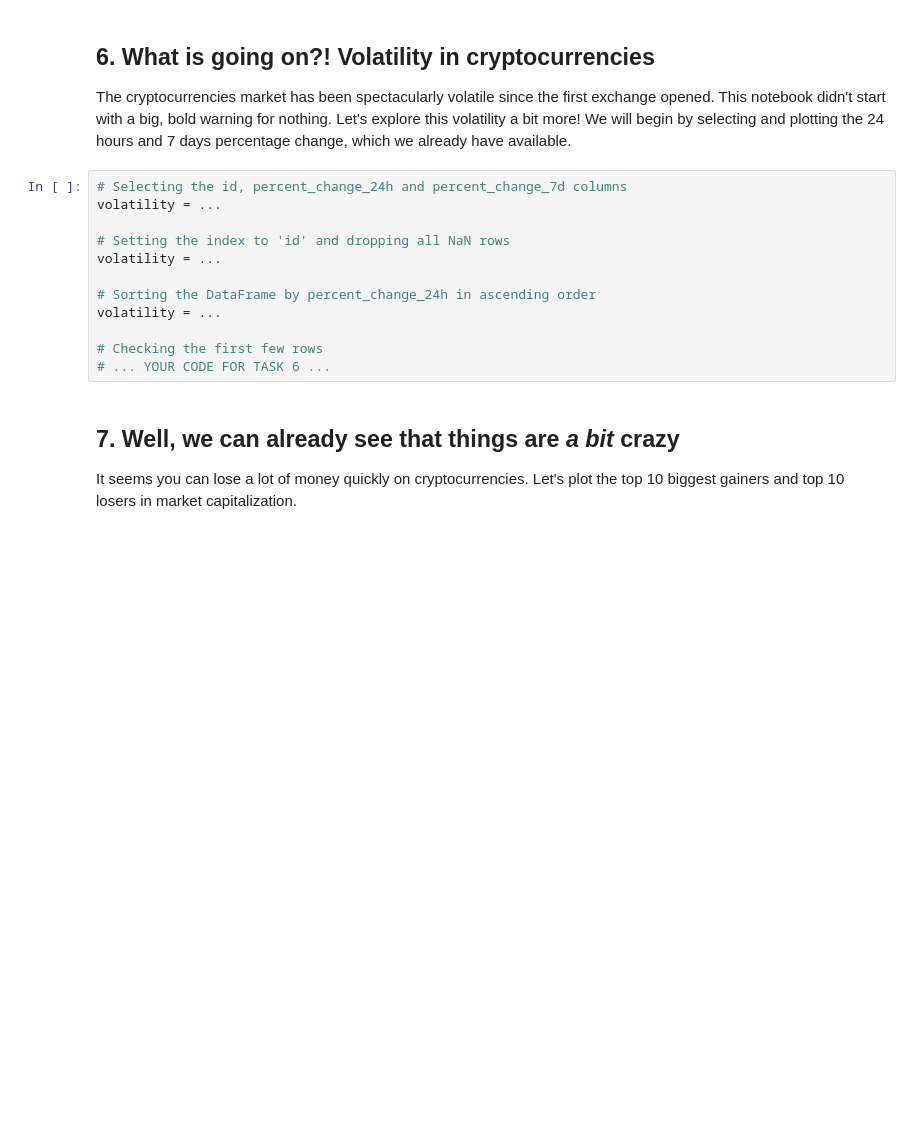
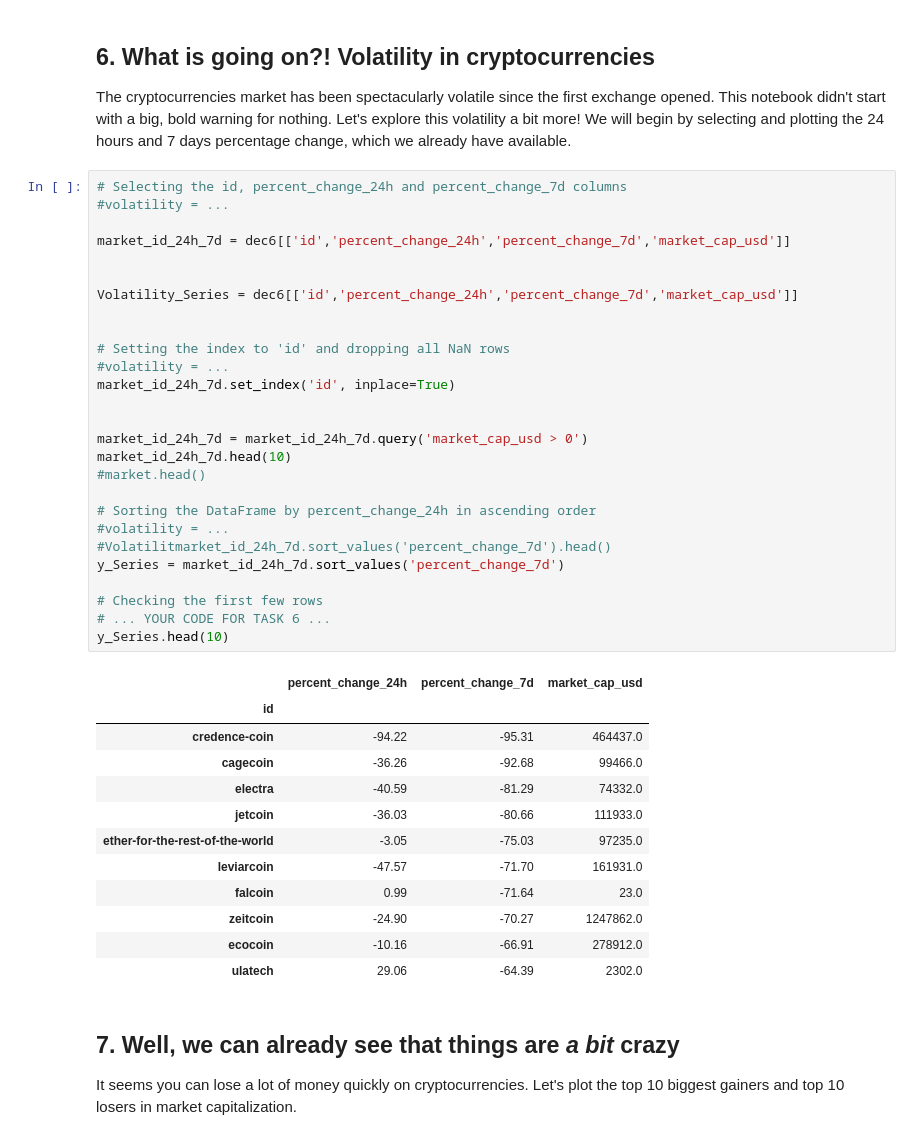
Before and after one commit to mohsinhussainpk/CryptoMarketAnalysis, a Jupyter notebook: Cryptocurrency Analysis.ipynb, the cells around one changed output. Drawn from its saved outputs; the diff is of its cells as text; blank space fills up the shorter version.

```diff
--- a/Cryptocurrency Analysis.ipynb
+++ b/Cryptocurrency Analysis.ipynb
@@ -147,16 +192,44 @@ ax = ...
 <p>The cryptocurrencies market has been spectacularly volatile since the first exchange opened. This notebook didn't start with a big, bold warning for nothing. Let's explore this volatility a bit more! We will begin by selecting and plotting the 24 hours and 7 days percentage change, which we already have available.</p>
 # %%
 # Selecting the id, percent_change_24h and percent_change_7d columns
-volatility = ...
+#volatility = ...
+
+market_id_24h_7d = dec6[['id','percent_change_24h','percent_change_7d','market_cap_usd']]
+
+
+Volatility_Series = dec6[['id','percent_change_24h','percent_change_7d','market_cap_usd']]
+
 
 # Setting the index to 'id' and dropping all NaN rows
-volatility = ...
+#volatility = ...
+market_id_24h_7d.set_index('id', inplace=True)
+
+
+market_id_24h_7d = market_id_24h_7d.query('market_cap_usd > 0')
+market_id_24h_7d.head(10)
+#market.head()
 
 # Sorting the DataFrame by percent_change_24h in ascending order
-volatility = ...
+#volatility = ...
+#Volatilitmarket_id_24h_7d.sort_values('percent_change_7d').head()
+y_Series = market_id_24h_7d.sort_values('percent_change_7d')
 
 # Checking the first few rows
 # ... YOUR CODE FOR TASK 6 ...
+y_Series.head(10)
+# %% [output]
+|  | percent_change_24h | percent_change_7d | market_cap_usd |
+| id |  |  |  |
+| credence-coin | -94.22 | -95.31 | 464437.0 |
+| cagecoin | -36.26 | -92.68 | 99466.0 |
+| electra | -40.59 | -81.29 | 74332.0 |
+| jetcoin | -36.03 | -80.66 | 111933.0 |
+| ether-for-the-rest-of-the-world | -3.05 | -75.03 | 97235.0 |
+| leviarcoin | -47.57 | -71.70 | 161931.0 |
+| falcoin | 0.99 | -71.64 | 23.0 |
+| zeitcoin | -24.90 | -70.27 | 1247862.0 |
+| ecocoin | -10.16 | -66.91 | 278912.0 |
+| ulatech | 29.06 | -64.39 | 2302.0 |
 # %% [markdown]
 ## 7. Well, we can already see that things are *a bit* crazy
 <p>It seems you can lose a lot of money quickly on cryptocurrencies. Let's plot the top 10 biggest gainers and top 10 losers in market capitalization.</p>
```
Also changed, not shown: parts of 4 cells of this notebook.
